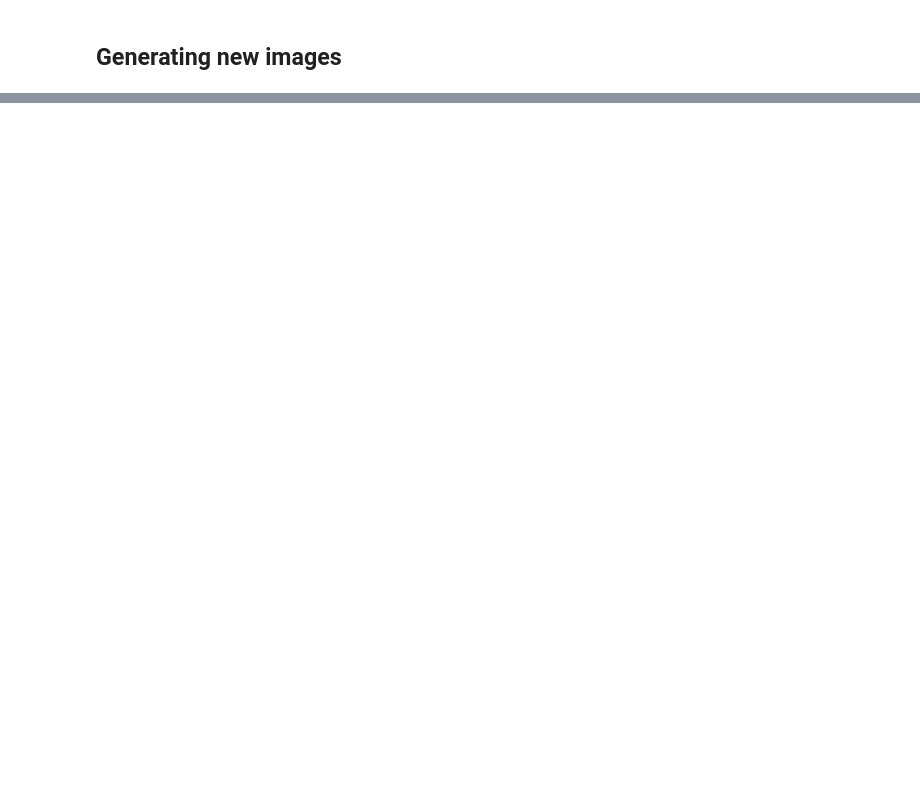
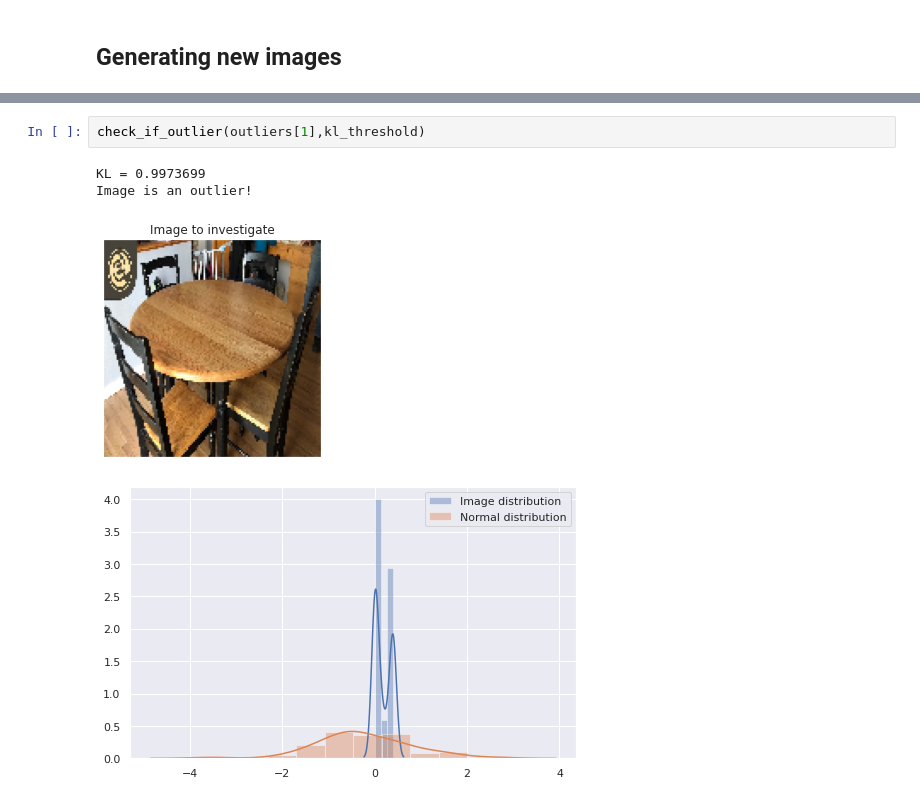
Before and after one commit to HikkaV/A-Comprehensive-Study-of-Autoencoders-Applications-Related-to-Images, a Jupyter notebook: notebooks/VAE.ipynb, the cells around one changed output, grey strips where cells are left out. Drawn from its saved outputs; the diff is of its cells as text; blank space fills up the shorter version.

```diff
--- a/notebooks/VAE.ipynb
+++ b/notebooks/VAE.ipynb
@@ -283,0 +377,7 @@ plt.show()
+# %%
+check_if_outlier(outliers[1],kl_threshold)
+# %% [output]
+KL = 0.9973699
+Image is an outlier!
+[figure, added]
+[figure, added]
```
Also changed, not shown: parts of 34 cells of this notebook.
